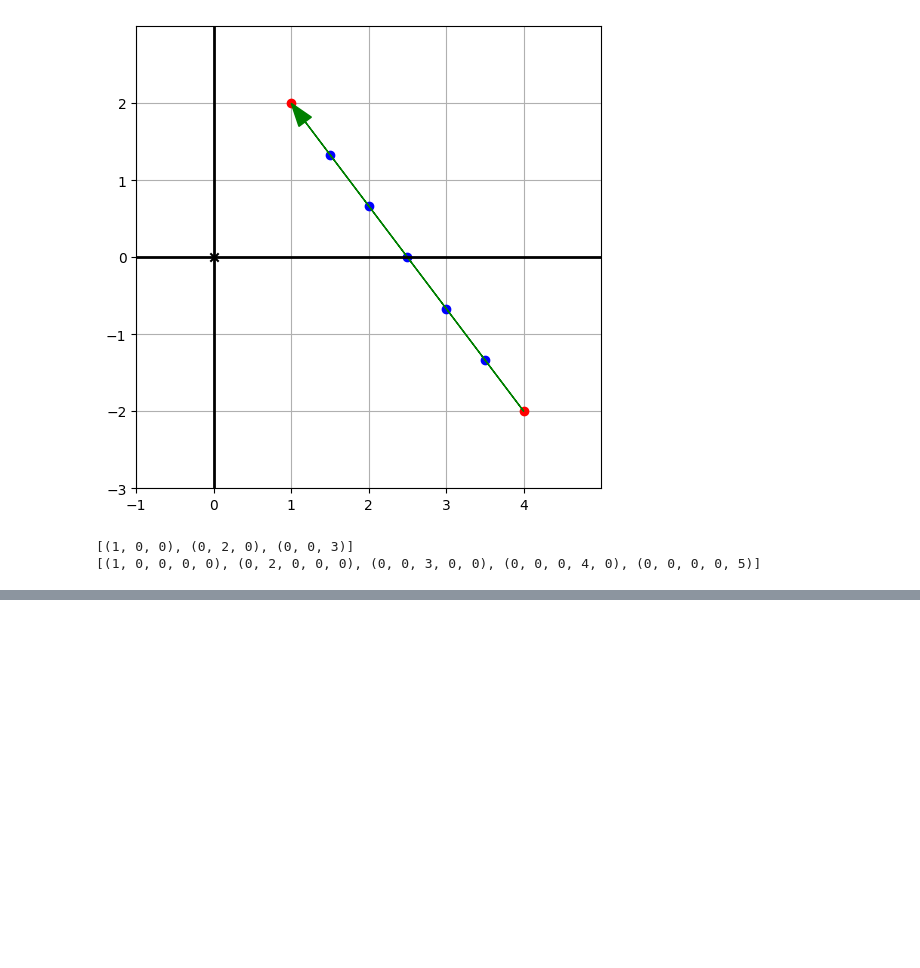
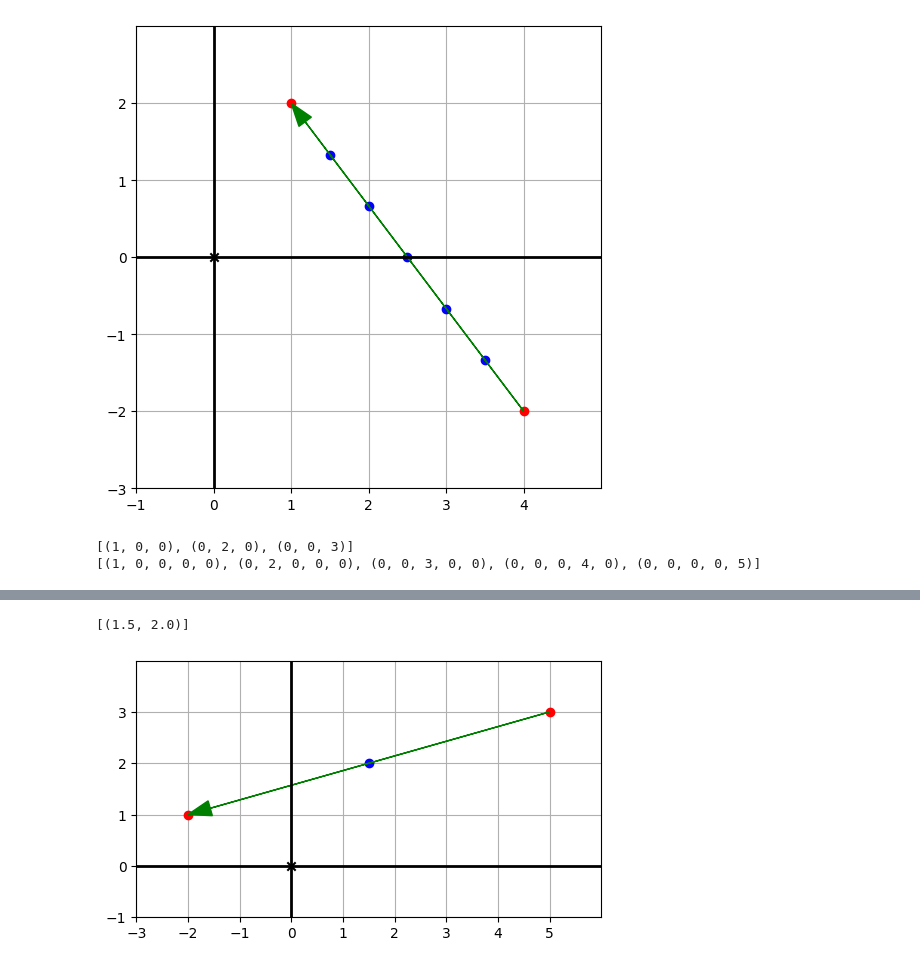
Before and after one commit to zchiye/math-for-programmers-notes, a Jupyter notebook: ch4.变换向量和图形/4.2.线性变换.ipynb, the cells around one changed output, grey strips where cells are left out. Saved outputs shown, nothing was run; the diff lists cells and outputs as text; code cells hidden in the pictures; blank space fills up the shorter version.

```diff
--- a/ch4.变换向量和图形/4.2.线性变换.ipynb
+++ b/ch4.变换向量和图形/4.2.线性变换.ipynb
@@ -52,0 +59,16 @@ draw_model(polygon_map(cubic, teapot.load_triangles()))
+# %%
+# 练习4.13：(5, 3)和(-2, 1)之间的中点是什么
+
+v1 = (5, 3)
+v2 = (-2, 1)
+points = sample_points(v1, v2, 1)
+print(points)
+
+draw2d(
+    Points2D(v1, v2, color='red'),
+    Points2D(*points, color='blue'),
+    Arrow2D(v2, v1, color='green')
+)
+# %% [output]
+[(1.5, 2.0)]
+[figure, added]
```
Also changed, not shown: parts of 3 cells of this notebook, 1 other file.
